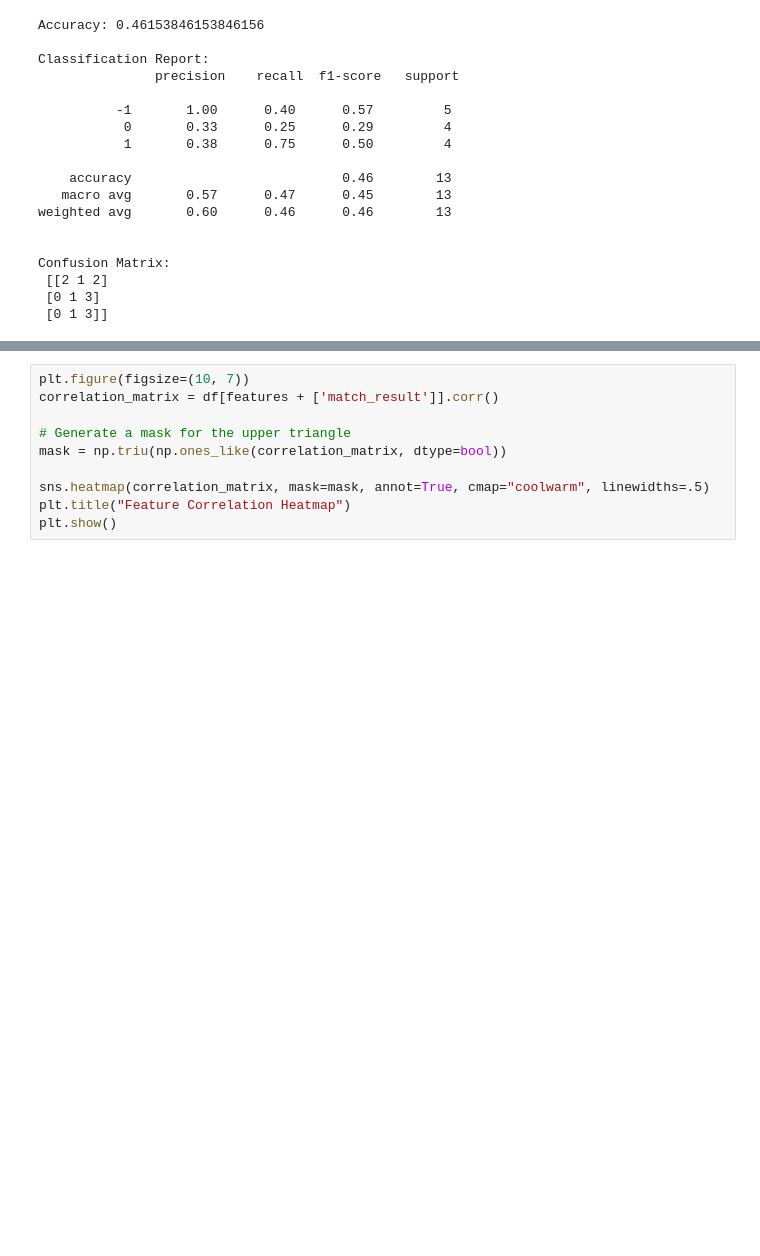
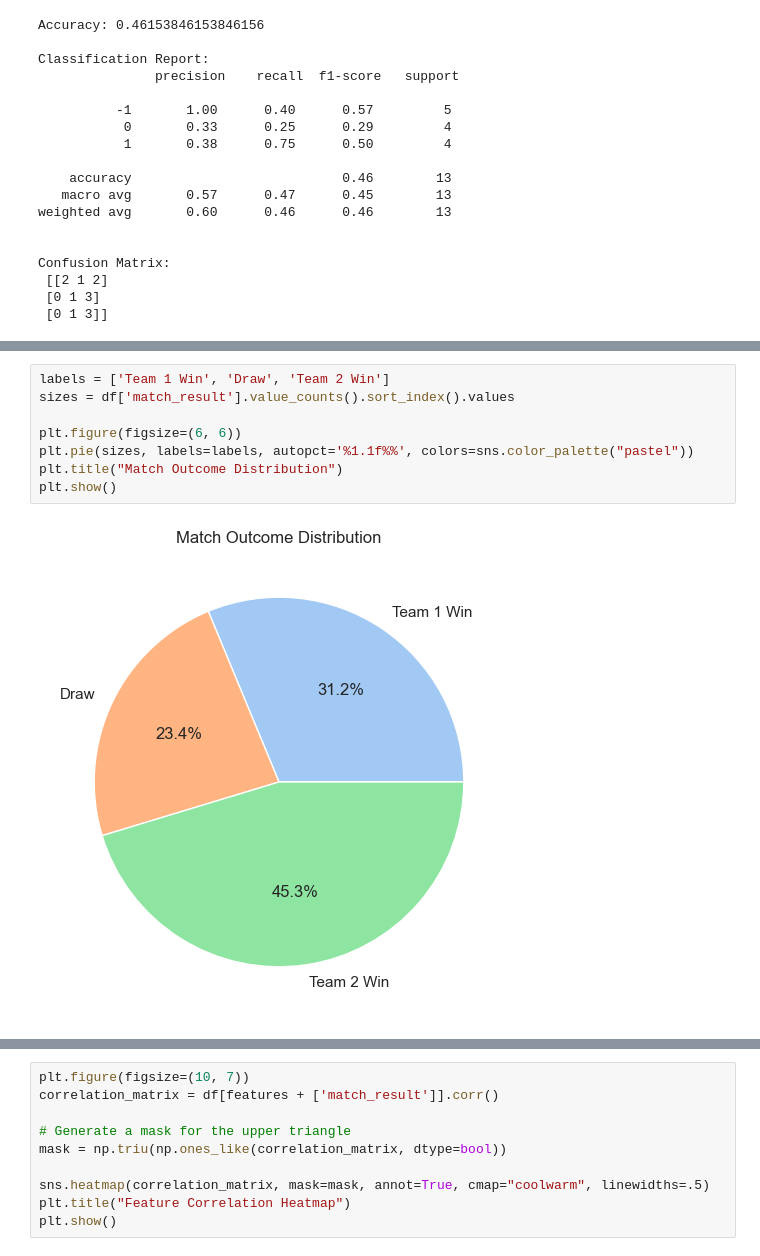
Before and after one commit to AquilIqbal/ostds_mini_project, a Jupyter notebook: fifa_analysis.ipynb, the cells around one changed output, grey strips where cells are left out. Drawn from its saved outputs; the diff is of its cells as text; blank space fills up the shorter version.

```diff
--- a/fifa_analysis.ipynb
+++ b/fifa_analysis.ipynb
@@ -114,0 +197,10 @@ Passing `palette` without assigning `hue` is deprecated and will be removed in v
+# %%
+labels = ['Team 1 Win', 'Draw', 'Team 2 Win']
+sizes = df['match_result'].value_counts().sort_index().values
+
+plt.figure(figsize=(6, 6))
+plt.pie(sizes, labels=labels, autopct='%1.1f%%', colors=sns.color_palette("pastel"))
+plt.title("Match Outcome Distribution")
+plt.show()
+# %% [output]
+[figure, added]
```
Also changed, not shown: parts of 10 cells of this notebook, 2 other files.
